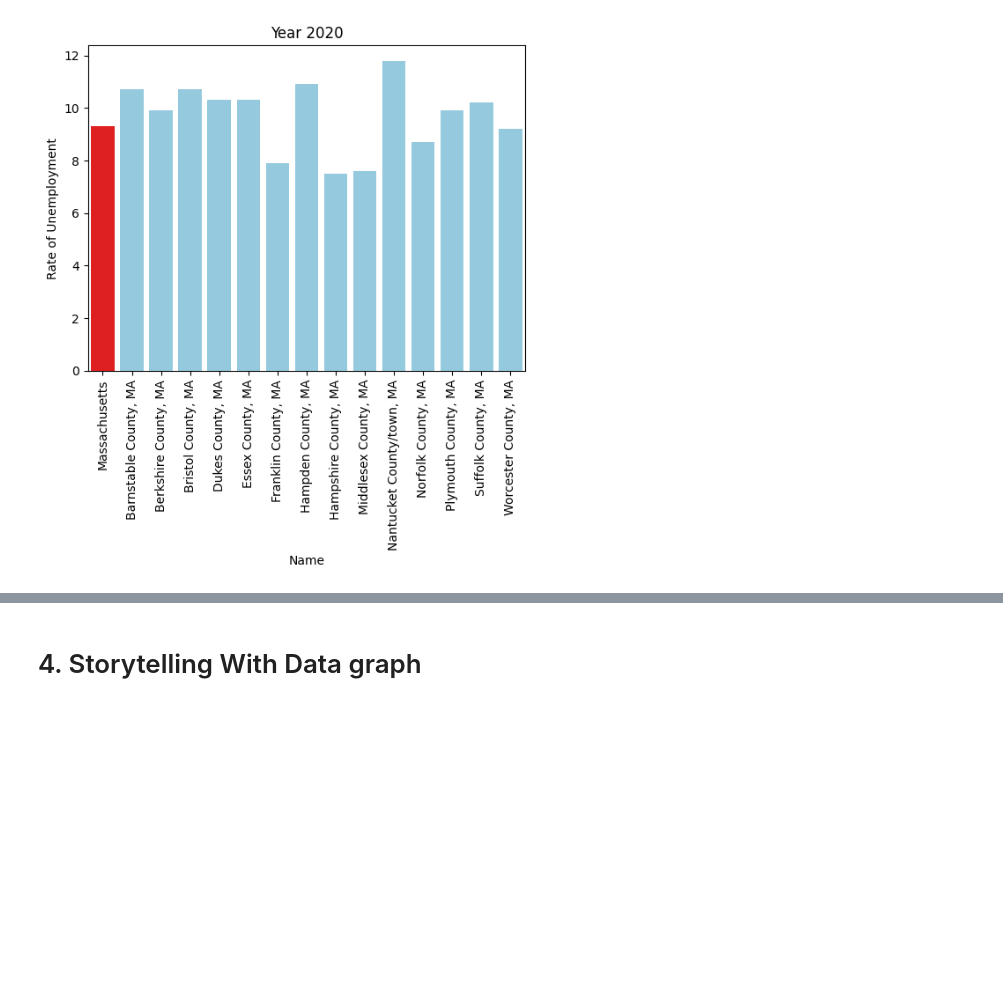
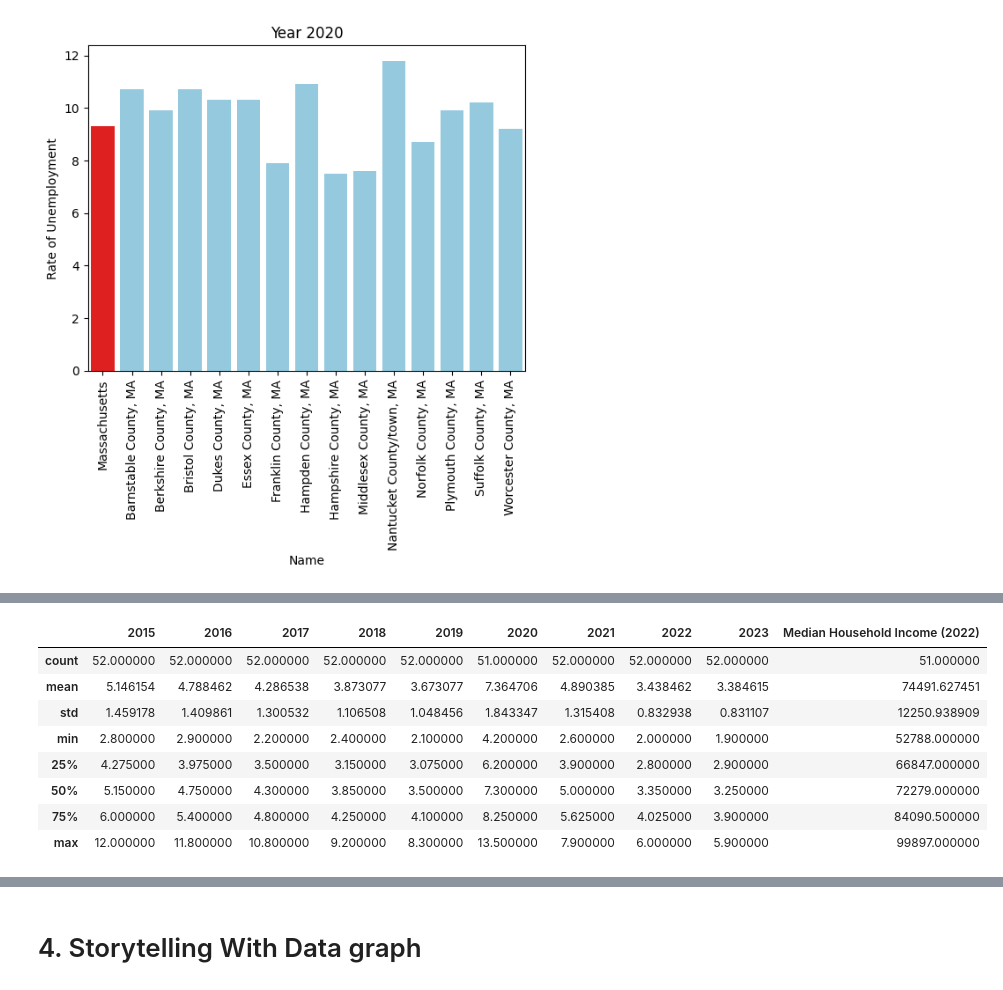
Before and after one commit to manningdbu/OMDS-ModB2-Week-4---Manning-Diana-, a Jupyter notebook: Week4.ipynb, the cells around one changed output, grey strips where cells are left out. Cells and saved outputs as stored; diff of their text form; code cells hidden in the pictures; blank space fills up the shorter version.

```diff
--- a/Week4.ipynb
+++ b/Week4.ipynb
@@ -236,3 +265,15 @@ Text(0, 0.5, 'Rate of Unemployment')
+# %%
+US_unemployment.describe()
+# %% [output]
+|  | 2015 | 2016 | 2017 | 2018 | 2019 | 2020 | 2021 | 2022 | 2023 | Median Household Income (2022) |
+| count | 52.000000 | 52.000000 | 52.000000 | 52.000000 | 52.000000 | 51.000000 | 52.000000 | 52.000000 | 52.000000 | 51.000000 |
+| mean | 5.146154 | 4.788462 | 4.286538 | 3.873077 | 3.673077 | 7.364706 | 4.890385 | 3.438462 | 3.384615 | 74491.627451 |
+| std | 1.459178 | 1.409861 | 1.300532 | 1.106508 | 1.048456 | 1.843347 | 1.315408 | 0.832938 | 0.831107 | 12250.938909 |
+| min | 2.800000 | 2.900000 | 2.200000 | 2.400000 | 2.100000 | 4.200000 | 2.600000 | 2.000000 | 1.900000 | 52788.000000 |
+| 25% | 4.275000 | 3.975000 | 3.500000 | 3.150000 | 3.075000 | 6.200000 | 3.900000 | 2.800000 | 2.900000 | 66847.000000 |
+| 50% | 5.150000 | 4.750000 | 4.300000 | 3.850000 | 3.500000 | 7.300000 | 5.000000 | 3.350000 | 3.250000 | 72279.000000 |
+| 75% | 6.000000 | 5.400000 | 4.800000 | 4.250000 | 4.100000 | 8.250000 | 5.625000 | 4.025000 | 3.900000 | 84090.500000 |
+| max | 12.000000 | 11.800000 | 10.800000 | 9.200000 | 8.300000 | 13.500000 | 7.900000 | 6.000000 | 5.900000 | 99897.000000 |
 # %% [markdown]
 ### Conclusions:
 
```
Also changed, not shown: parts of 5 cells of this notebook, 2 other files.
